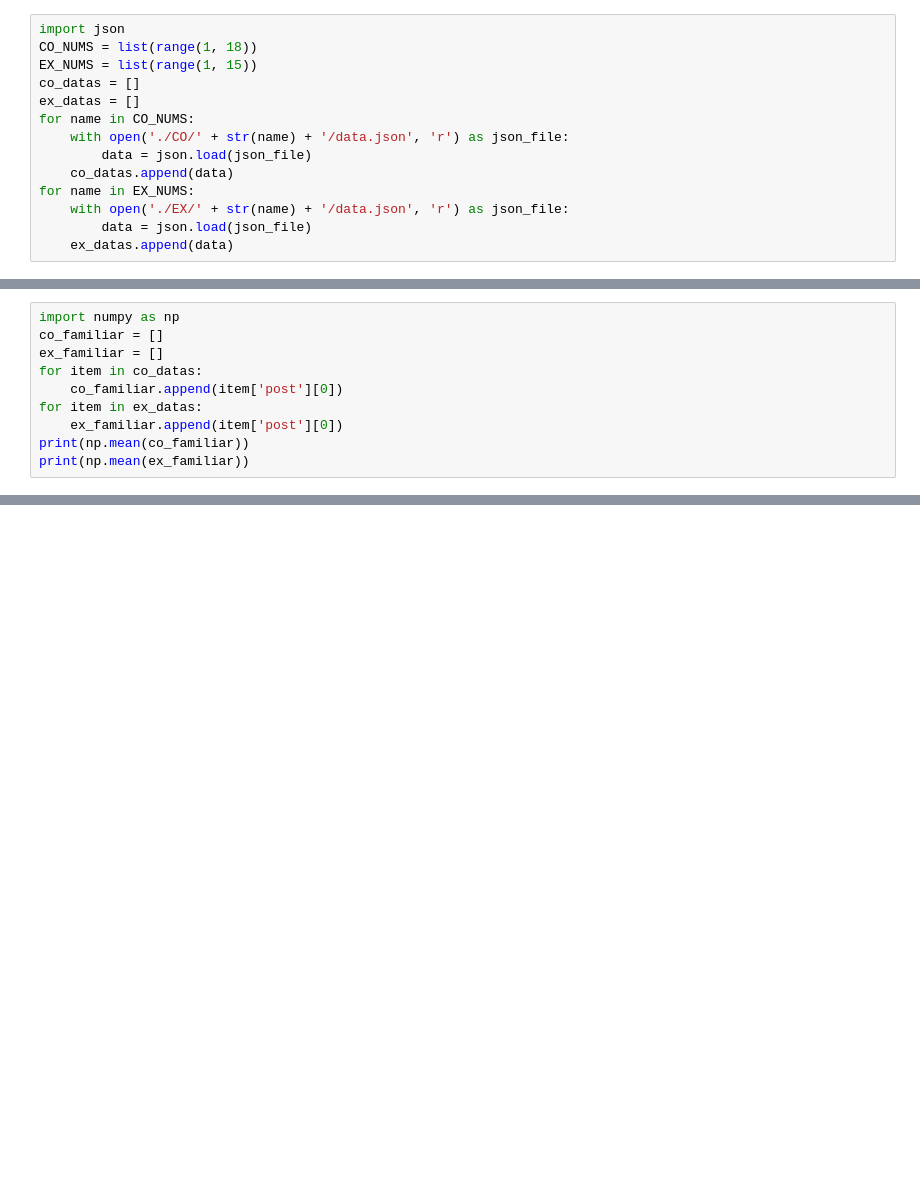
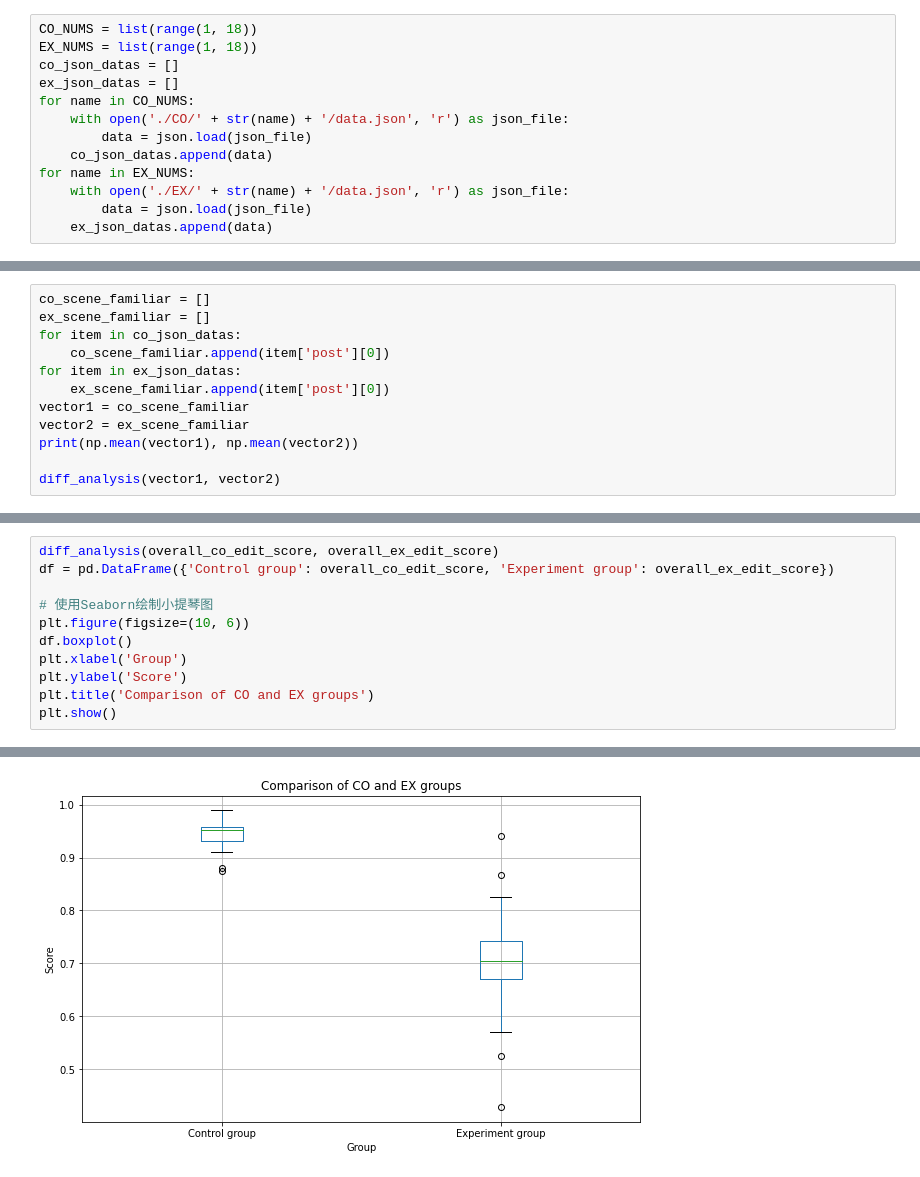
Before and after one commit to hinczhang/GraduteThesis_Master, a Jupyter notebook: EXP_DATA/group_diff.ipynb, the cells around one changed output, grey strips where cells are left out. Cells and saved outputs as stored; diff of their text form; blank space fills up the shorter version.

Commit message:
analysis code.

```diff
--- a/EXP_DATA/group_diff.ipynb
+++ b/EXP_DATA/group_diff.ipynb
@@ -1,14 +356,13 @@
 # %%
-import json
 CO_NUMS = list(range(1, 18))
-EX_NUMS = list(range(1, 15))
-co_datas = []
-ex_datas = []
+EX_NUMS = list(range(1, 18))
+co_json_datas = []
+ex_json_datas = []
 for name in CO_NUMS:
     with open('./CO/' + str(name) + '/data.json', 'r') as json_file:
         data = json.load(json_file)
-    co_datas.append(data)
+    co_json_datas.append(data)
 for name in EX_NUMS:
     with open('./EX/' + str(name) + '/data.json', 'r') as json_file:
         data = json.load(json_file)
-    ex_datas.append(data)
+    ex_json_datas.append(data)
@@ -17,11 +429,13 @@ FileNotFoundError: [Errno 2] No such file or directory: 'D:\\GraduteThesis_Maste
 # %%
-import numpy as np
-co_familiar = []
-ex_familiar = []
-for item in co_datas:
-    co_familiar.append(item['post'][0])
-for item in ex_datas:
-    ex_familiar.append(item['post'][0])
-print(np.mean(co_familiar))
-print(np.mean(ex_familiar))
+co_scene_familiar = []
+ex_scene_familiar = []
+for item in co_json_datas:
+    co_scene_familiar.append(item['post'][0])
+for item in ex_json_datas:
+    ex_scene_familiar.append(item['post'][0])
+vector1 = co_scene_familiar
+vector2 = ex_scene_familiar
+print(np.mean(vector1), np.mean(vector2))
+
+diff_analysis(vector1, vector2)
 # %% [output]
@@ -83,0 +689,12 @@ P-value: 0.10437023619972746
+# %%
+diff_analysis(overall_co_edit_score, overall_ex_edit_score)
+df = pd.DataFrame({'Control group': overall_co_edit_score, 'Experiment group': overall_ex_edit_score})
+
+# 使用Seaborn绘制小提琴图
+plt.figure(figsize=(10, 6))
+df.boxplot()
+plt.xlabel('Group')
+plt.ylabel('Score')
+plt.title('Comparison of CO and EX groups')
+plt.show()
+# %% [output]
@@ -83,0 +705 @@ P-value: 0.10437023619972746
+[figure, added]
```
Also changed, not shown: parts of 61 cells of this notebook, 5 other files.
